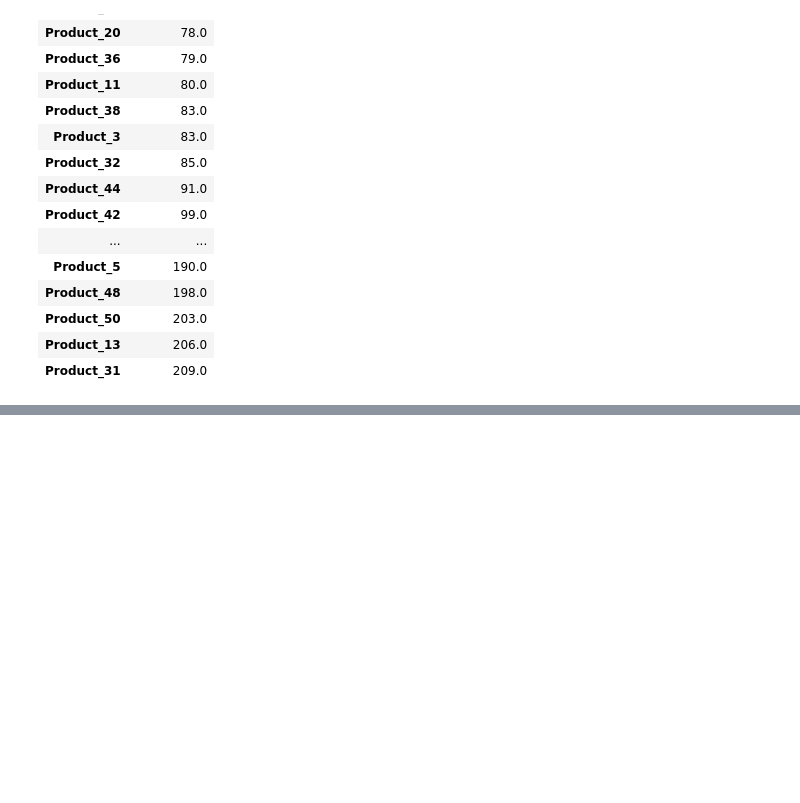
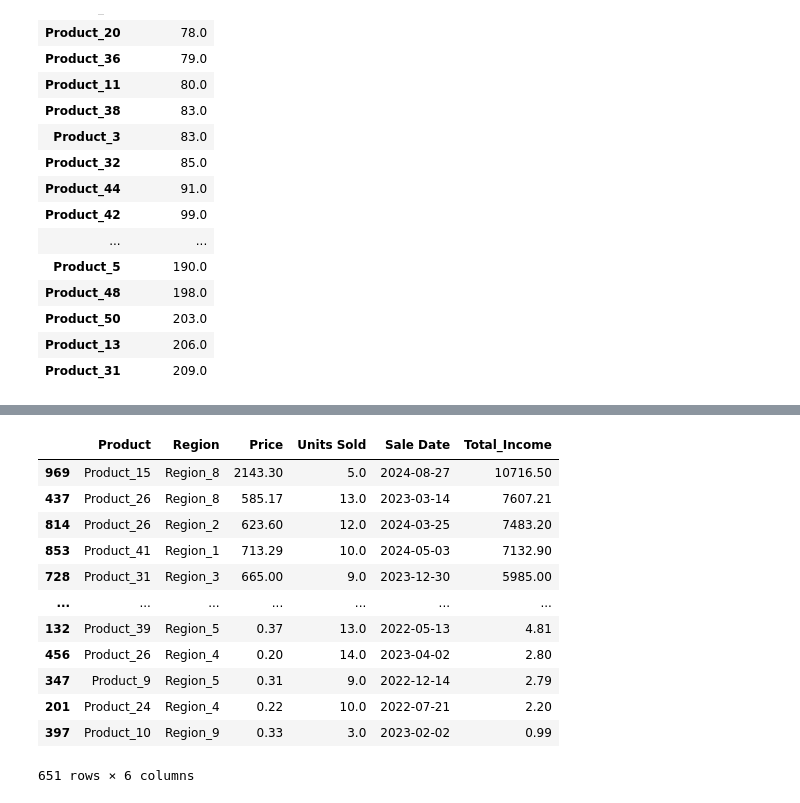
Before and after one commit to CDN0116/schulich-repo, a Jupyter notebook: assignment01.ipynb, the cells around one changed output, grey strips where cells are left out. Drawn from its saved outputs; the diff is of its cells as text; code cells hidden in the pictures; blank space fills up the shorter version.

```diff
--- a/assignment01.ipynb
+++ b/assignment01.ipynb
@@ -208,0 +221,20 @@ df_grouped_product.sort_values('total_sales', ascending=True)
+# %%
+df['Total_Income']=df['Price']*df['Units Sold']
+# add a new column to calculate the total income of products.
+# %%
+df.sort_values(['Total_Income'],ascending=False)
+# To see which region has the most total amount of income by selling which product.
+# %% [output]
+|  | Product | Region | Price | Units Sold | Sale Date | Total_Income |
+| 969 | Product_15 | Region_8 | 2143.30 | 5.0 | 2024-08-27 | 10716.50 |
+| 437 | Product_26 | Region_8 | 585.17 | 13.0 | 2023-03-14 | 7607.21 |
+| 814 | Product_26 | Region_2 | 623.60 | 12.0 | 2024-03-25 | 7483.20 |
+| 853 | Product_41 | Region_1 | 713.29 | 10.0 | 2024-05-03 | 7132.90 |
+| 728 | Product_31 | Region_3 | 665.00 | 9.0 | 2023-12-30 | 5985.00 |
+| ... | ... | ... | ... | ... | ... | ... |
+| 132 | Product_39 | Region_5 | 0.37 | 13.0 | 2022-05-13 | 4.81 |
+| 456 | Product_26 | Region_4 | 0.20 | 14.0 | 2023-04-02 | 2.80 |
+| 347 | Product_9 | Region_5 | 0.31 | 9.0 | 2022-12-14 | 2.79 |
+| 201 | Product_24 | Region_4 | 0.22 | 10.0 | 2022-07-21 | 2.20 |
+| 397 | Product_10 | Region_9 | 0.33 | 3.0 | 2023-02-02 | 0.99 |
+651 rows × 6 columns
```
Also changed, not shown: parts of 6 cells of this notebook.
